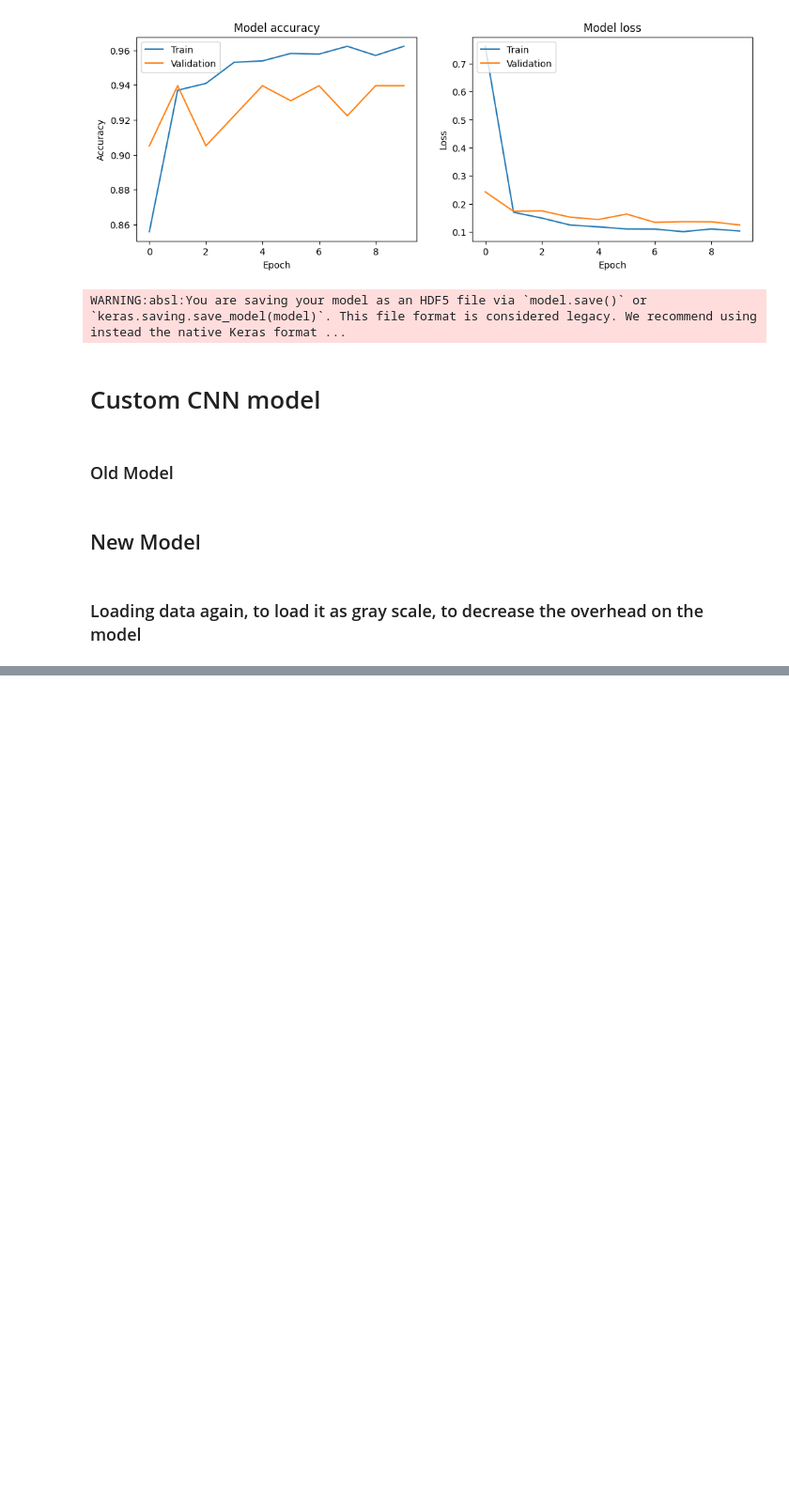
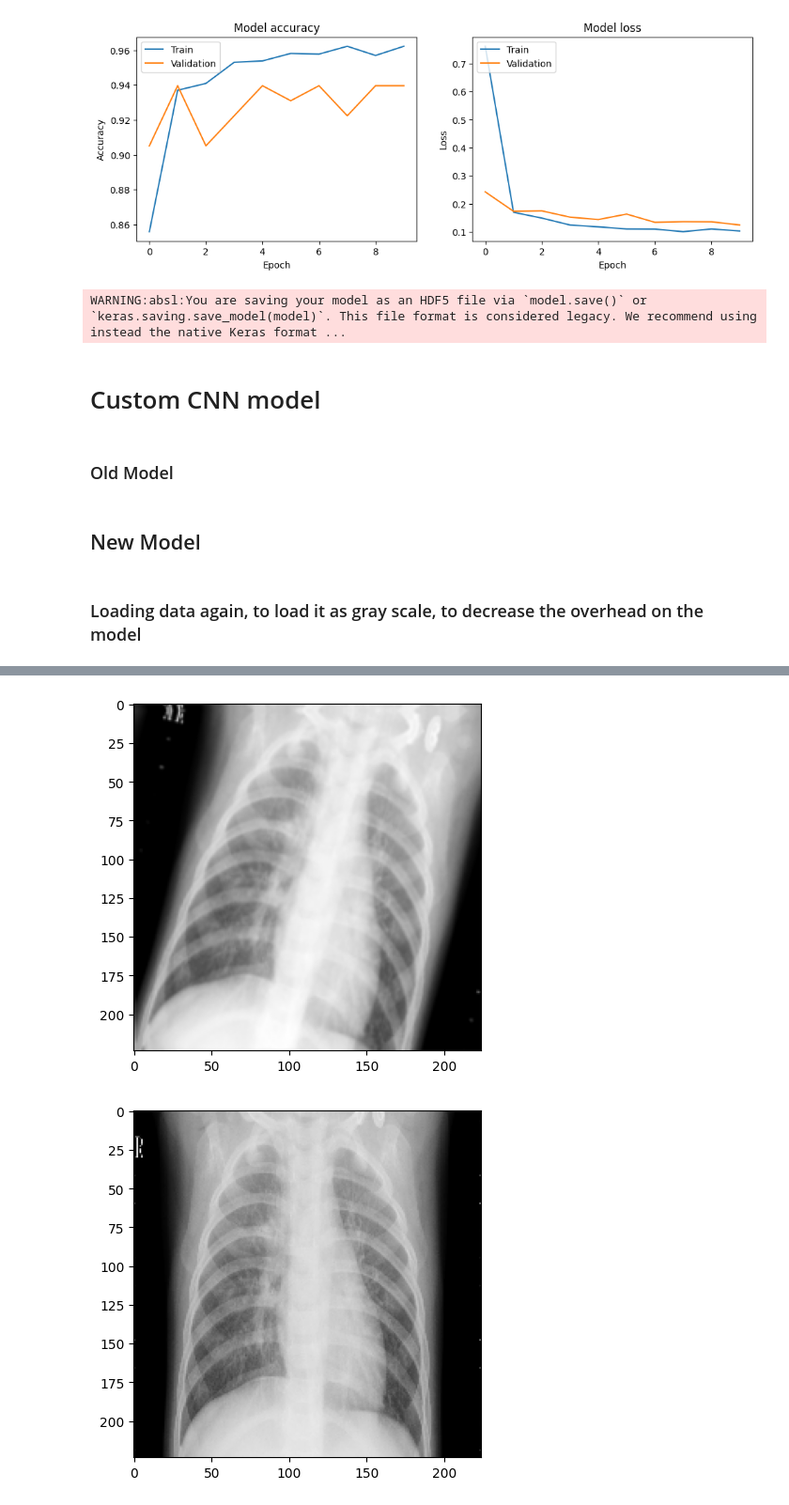
Before and after one commit to michael-nabil/pneumonia-xray-classifier, a Jupyter notebook: Chest_x_ray.ipynb, the cells around one changed output, grey strips where cells are left out. Shown at 94% size. Drawn from its saved outputs; the diff is of its cells as text; code cells hidden in the pictures; blank space fills up the shorter version.

```diff
--- a/Chest_x_ray.ipynb
+++ b/Chest_x_ray.ipynb
@@ -117,7 +120,7 @@ import shutil
 train_dir = os.path.join(dataset_path, "train")
 val_dir = os.path.join(dataset_path, "val")
 
-samples_per_class = 50
+samples_per_class = 100
 
 for class_name in os.listdir(train_dir):
     train_class_path = os.path.join(train_dir, class_name)
@@ -380,4 +383,36 @@ Found 116 files belonging to 2 classes.
 Found 624 files belonging to 2 classes.
+# %%
+data_augmentation = Sequential([
+    layers.RandomRotation(30/360),      # Updated to 30 degrees
+    layers.RandomTranslation(0.1, 0.1),
+    layers.RandomZoom(0.10),
+    # layers.RandomContrast(0.2),
+    # layers.RandomBrightness(0.3),
+    layers.RandomFlip("horizontal"),
+    # layers.GaussianNoise(0.08)    # 0.05
+], name="augmentation")
+# %%
+original_image = None
+for images, labels in train_ds.take(1):
+    original_image = images[0]  # shape (224,224,1)
+
+# Add batch dimension (required by Keras layers)
+image_batch = tf.expand_dims(original_image, 0)  # shape (1,224,224,1)
+
+# Apply augmentation
+augmented_image = data_augmentation(image_batch, training=True)
+
+# Remove batch dimension and convert to numpy
+augmented_image_np = augmented_image[0].numpy().squeeze()
+
+# Display
+plt.imshow(augmented_image_np, cmap='gray')
+plt.show()
+plt.imshow(original_image, cmap='gray')
+plt.show()
+# %% [output]
+[figure, added]
+[figure, added]
 # %%
 model = Sequential()
 
```
Also changed, not shown: parts of 13 cells of this notebook.
